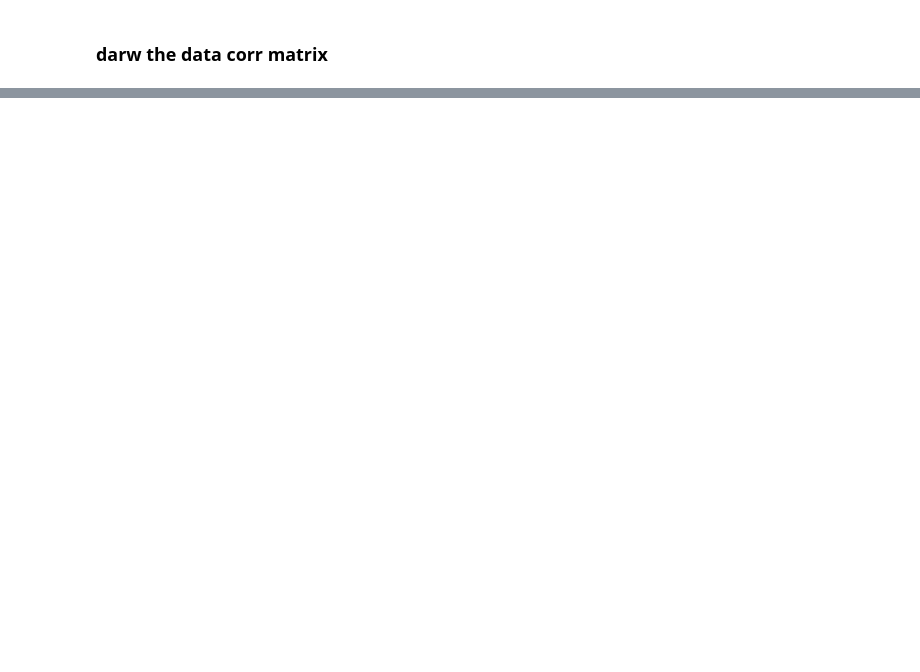
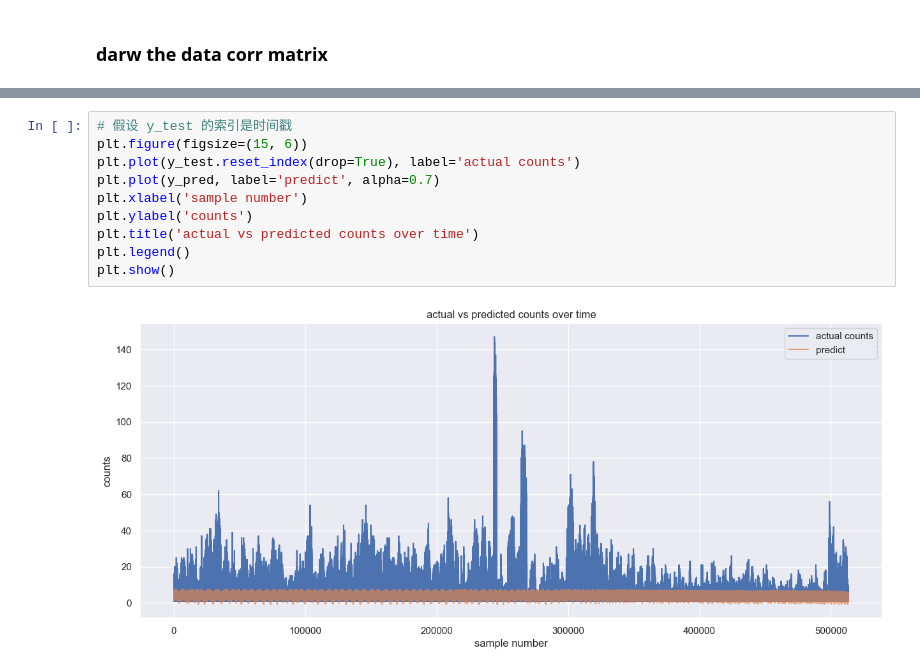
Before and after one commit to ChenZhu50/Trajectory_Research, a Jupyter notebook: NewYorkBikeShare2016/NewYork_2016.ipynb, the cells around one changed output, grey strips where cells are left out. Cells and saved outputs as stored; diff of their text form; blank space fills up the shorter version.

```diff
--- a/NewYorkBikeShare2016/NewYork_2016.ipynb
+++ b/NewYorkBikeShare2016/NewYork_2016.ipynb
@@ -470,0 +590,12 @@ Error:
+# %%
+# 假设 y_test 的索引是时间戳
+plt.figure(figsize=(15, 6))
+plt.plot(y_test.reset_index(drop=True), label='actual counts')
+plt.plot(y_pred, label='predict', alpha=0.7)
+plt.xlabel('sample number')
+plt.ylabel('counts')
+plt.title('actual vs predicted counts over time')
+plt.legend()
+plt.show()
+# %% [output]
+[figure, added]
```
Also changed, not shown: parts of 65 cells of this notebook, 1 other file.
